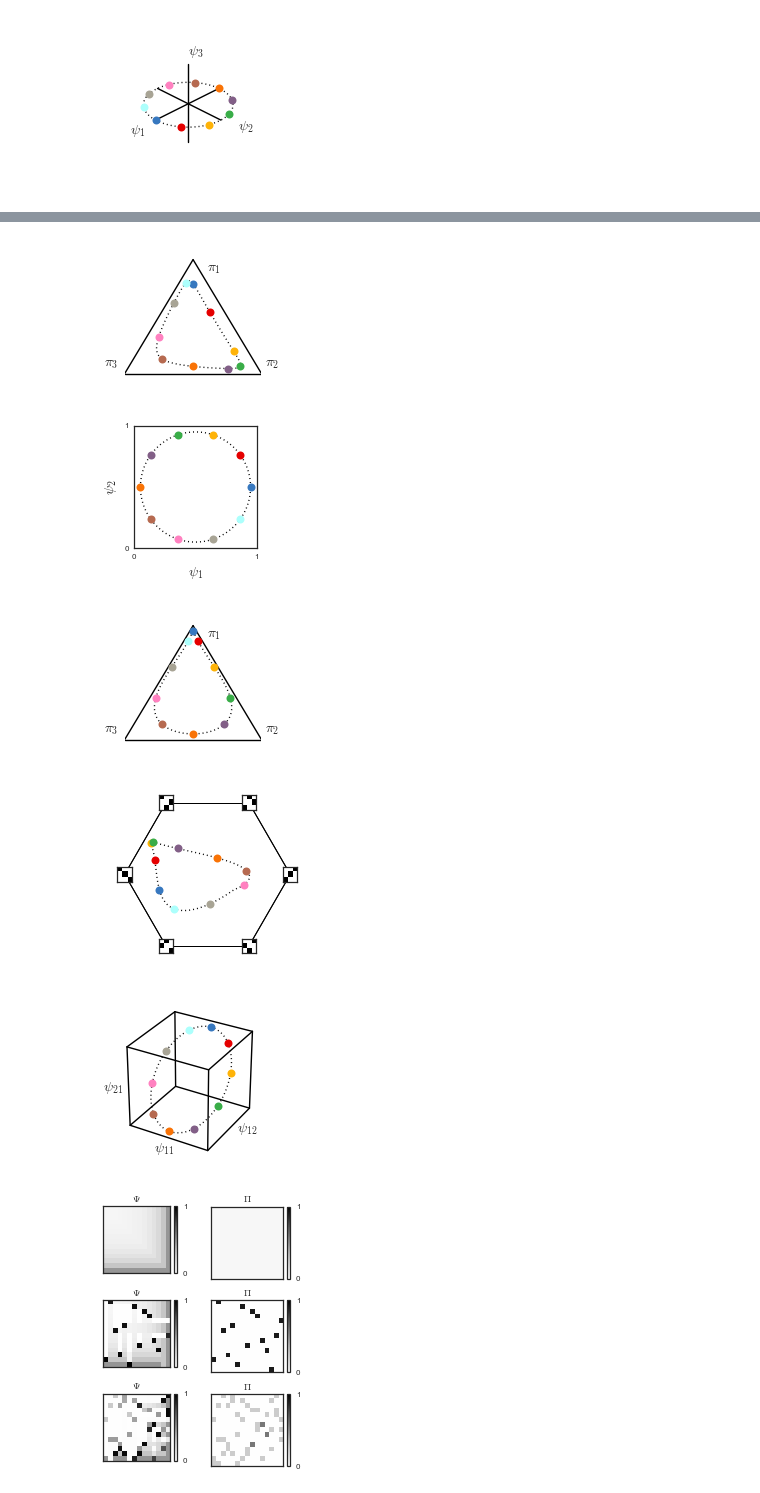
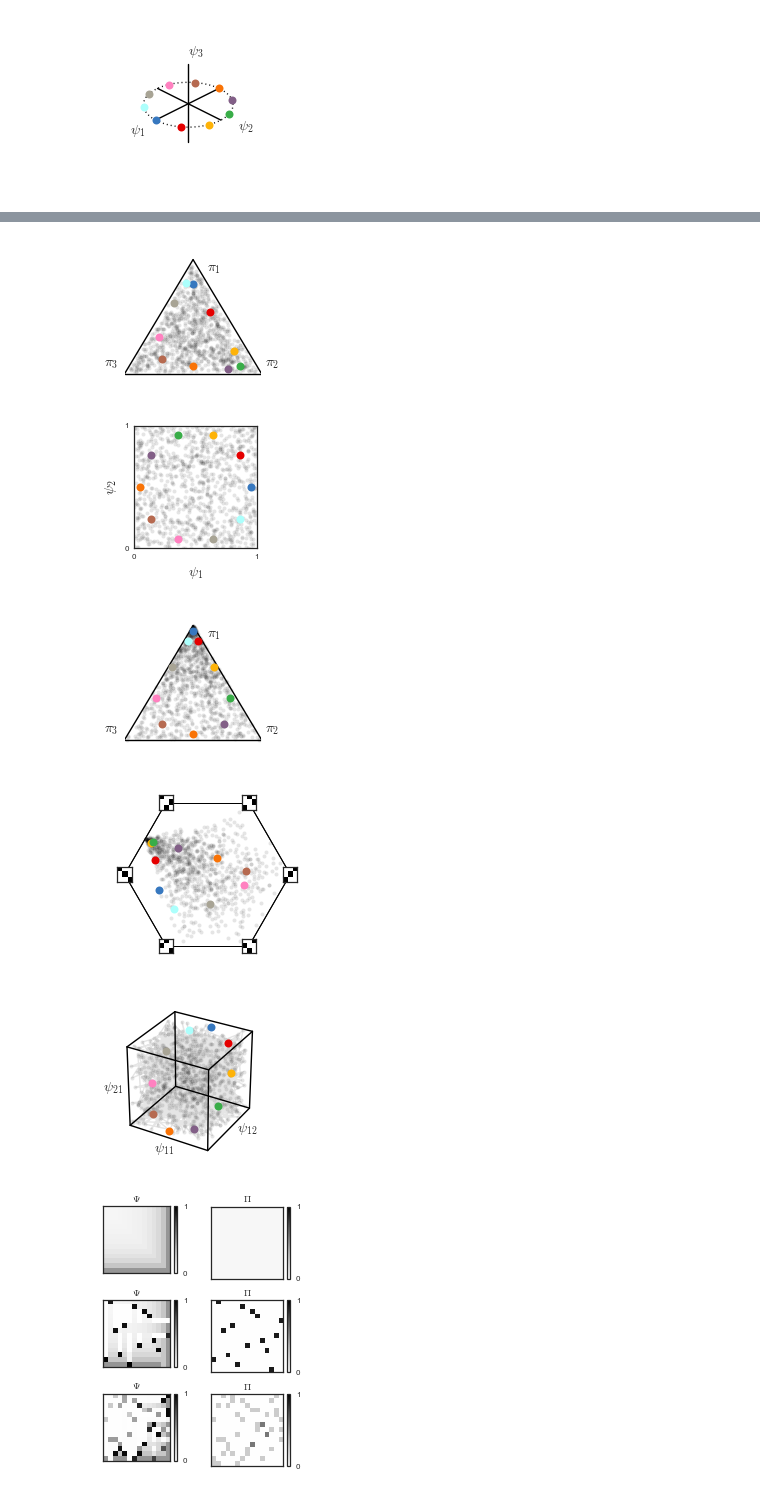
Before and after one commit to slinderman/birkhoff, a Jupyter notebook: notebooks/2017-02-13 Make Figure 1.ipynb, the cells around one changed output, grey strips where cells are left out. Drawn from its saved outputs; the diff is of its cells as text; code cells hidden in the pictures.

Commit message:
scott edits to figure 1 and minor tweaks to celegans script

```diff
--- a/notebooks/2017-02-13 Make Figure 1.ipynb
+++ b/notebooks/2017-02-13 Make Figure 1.ipynb
@@ -101,14 +145,15 @@ fig = create_figure(figsize=(2.5, 2.0), transparent=True)
 ax = create_axis_at_location(fig, 0.3, 0.1, 1.9, 1.9, transparent=True)
 simplex.plot_simplex(ax)
 
-ax.plot(xys[:,0], xys[:,1], ':k')
+# ax.plot(xys[:,0], xys[:,1], ':k')
+ax.plot(xy_samples[:,0], xy_samples[:,1], 'ko', markersize=4, alpha=0.1)
 for i, ind in enumerate(inds_to_plot):
     ax.plot(xys[ind, :1], xys[ind, 1:2],
             'o', markersize=8, color=colors[i])
 
 fig.savefig('softmax_simplex.pdf')
 # %% [output]
-[figure, old version]
+[figure, new version]
 # %%
 import birkhoff.simplex as simplex
 from birkhoff.primitives import psi_to_pi
@@ -120,8 +165,11 @@ rad = 0.45
 ths = np.linspace(0, 2*np.pi, N, endpoint=False)
 psis = np.column_stack((center[0] + rad * np.cos(ths),
                         center[1] + rad * np.sin(ths)))
+psi_samples = np.random.rand(1000, 2)
 pis = np.array([psi_to_pi(psi) for psi in psis])
 xys = simplex.proj_to_2D(pis)
+pi_samples = np.array([psi_to_pi(psi_sample) for psi_sample in psi_samples])
+xy_samples = np.array([simplex.proj_to_2D(pi_sample) for pi_sample in pi_samples])
 inds_to_plot = np.arange(0, N, step=N//10)
 
 # Plot the points in R^K
@@ -132,7 +180,8 @@ square = patches.Polygon([[0, 0], [0, 1], [1, 1], [1, 0]],
                          closed=True, facecolor='w', edgecolor='none', linewidth=2)
 ax.add_patch(square)
 
-ax.plot(psis[:,0], psis[:,1], ':k')
+# ax.plot(psis[:,0], psis[:,1], ':k')
+ax.plot(psi_samples[:,0], psi_samples[:,1], 'ko', markersize=4, alpha=0.1)
 for i, ind in enumerate(inds_to_plot):
     ax.plot(psis[ind, 0], psis[ind, 1],
             'o', markersize=8, color=colors[i])
@@ -143,7 +192,7 @@ ax.set_xticks([0, 1])
 ax.set_yticks([0, 1])
 fig.savefig("sb_square.pdf")
 # %% [output]
-[figure, old version]
+[figure, new version]
 # %%
 # Plot the points in the simplex
 fig = create_figure(figsize=(2.5, 2.0), transparent=True)
@@ -151,14 +200,15 @@ ax = create_axis_at_location(fig, 0.3, 0.1, 1.9, 1.9, transparent=True)
 
 simplex.plot_simplex(ax)
 
-ax.plot(xys[:,0], xys[:,1], ':k')
+# ax.plot(xys[:,0], xys[:,1], ':k')
+ax.plot(xy_samples[:,0], xy_samples[:,1], 'ko', markersize=4, alpha=0.1)
 for i, ind in enumerate(inds_to_plot):
     ax.plot(xys[ind, :1], xys[ind, 1:2],
             'o', markersize=8, color=colors[i])
 
 fig.savefig("sb_simplex.pdf")
 # %% [output]
-[figure, old version]
+[figure, new version]
 # %%
 from birkhoff.utils import get_b3_projection, project_perm_to_sphere, sinkhorn
 from birkhoff.primitives import psi_to_birkhoff, birkhoff_to_psi
@@ -200,15 +250,9 @@ N = 100
 ths = np.linspace(0, 2*np.pi, N)
 rad = 0.45
 Us = np.zeros((N, K-1, K-1))
-# fsin = lambda x: np.sqrt(abs(np.sin(x))) * np.sign(np.sin(x))
-# fcos = lambda x: np.sqrt(abs(np.cos(x))) * np.sign(np.cos(x))
-fsin = lambda x: np.sin(x)
-fcos = lambda x: np.cos(x)
-Us[:,0,0] = 0.5 + rad * fsin(ths)
-Us[:,0,1] = 0.5 + rad * fcos(ths)
-Us[:,1,0] = 0.5 + rad * fcos(ths)
-# Us[:,1,0] = 0.5
-# Us[:,1,1] = 0.5 + rad * fsin(ths)
+Us[:,0,0] = 0.5 + rad * np.sin(ths)
+Us[:,0,1] = 0.5 + rad * np.cos(ths)
+Us[:,1,0] = 0.5 + rad * np.cos(ths)
 Us[:,1,1] = 0.5
 assert np.all(Us >= 0)
 
@@ -216,6 +260,13 @@ xys = np.zeros((N, 2))
 for n in range(N):
     B = psi_to_birkhoff(Us[n])
     xys[n] = project_perm_to_sphere(B, Q)
+
+U_samples = np.random.rand(1000, K-1, K-1)
+U_samples[:,1,1] = 0.5
+xy_samples = np.zeros((1000, 2))
+for n,U_smpl in enumerate(U_samples):
+    B_smpl = psi_to_birkhoff(U_smpl)
+    xy_samples[n] = project_perm_to_sphere(B_smpl, Q)
 
 # Plot little stencils of the permutation matrices
 xlim = ax.get_xlim()
@@ -236,7 +287,8 @@ for i, perm in enumerate(it.permutations(np.arange(K))):
 
 
 inds_to_plot = np.arange(0, N, step=N//10)
-ax.plot(xys[:,0], xys[:,1], ':k')
+# ax.plot(xys[:,0], xys[:,1], ':k')
+ax.plot(xy_samples[:,0], xy_samples[:,1], 'ko', markersize=4, alpha=0.1)
 for i, ind in enumerate(inds_to_plot):
     ax.plot(xys[ind, :1], xys[ind, 1:2],
             'o', markersize=8, color=colors[i])
@@ -245,41 +297,46 @@ ax.axis('off')
 fig.savefig('sb_birkhoff.pdf')
 fig.savefig('sb_birkhoff.png')
 # %% [output]
-[figure, old version]
+[figure, new version]
 # %%
 # Now plot the trajectory in the K-1 x K-1 unit hypercube
 from birkhoff.utils import get_b3_projection, project_perm_to_sphere
 K = 3
 np.random.seed(0)
 
 fig = create_figure(figsize=(2.5, 2.5), transparent=True)
 ax = create_axis_at_location(fig, 0.1, 0.1, 2.3, 2.3, projection='3d', transparent=True)
 
 # Axis-parallel projection
 axes = (0, 1, 2)
 fUs = np.reshape(Us, (-1, (K-1)**2))
+fU_samples = np.reshape(U_samples, (-1, (K-1)**2))
 ax.axis('off')
 
-ax.plot(fUs[:,axes[0]], fUs[:, axes[1]], fUs[:, axes[2]], ':k')
+# ax.plot(fUs[:,axes[0]], fUs[:, axes[1]], fUs[:, axes[2]], ':k')
+ax.plot(fU_samples[:,axes[0]],
+        fU_samples[:, axes[1]],
+        fU_samples[:, axes[2]],
+        '-ok', markersize=4, alpha=0.1)
 for i, ind in enumerate(inds_to_plot):
     ax.plot(fUs[ind, axes[0]:axes[0]+1],
             fUs[ind, axes[1]:axes[1]+1],
             fUs[ind, axes[2]:axes[2]+1],
             'o', markersize=8, color=colors[i])
 
 ax.text(0.5, -0.3, 0.,  "$\\psi_{11}$", fontsize=14)
 ax.text(1.1, 0.5, 0.,   "$\\psi_{12}$", fontsize=14)
 ax.text(-0.2,-0.2, 0.5, "$\\psi_{21}$", fontsize=14)
 
 r = [0, 1]
 for s, e in it.combinations(np.array(list(it.product(r,r,r))), 2):
     if np.sum(np.abs(s-e)) == r[1]-r[0]:
         ax.plot(*zip(s,e), '-k')
 
 fig.savefig('sb_cube.pdf')
 fig.savefig('sb_cube.png')
 # %% [output]
-[figure, old version]
+[figure, new version]
 # %%
 # What do random samples look like?
 # What does the inverse of the "uniform" doubly stochastic matrix look like?
```
Also changed, not shown: parts of 1 cell of this notebook, 5 other files.
